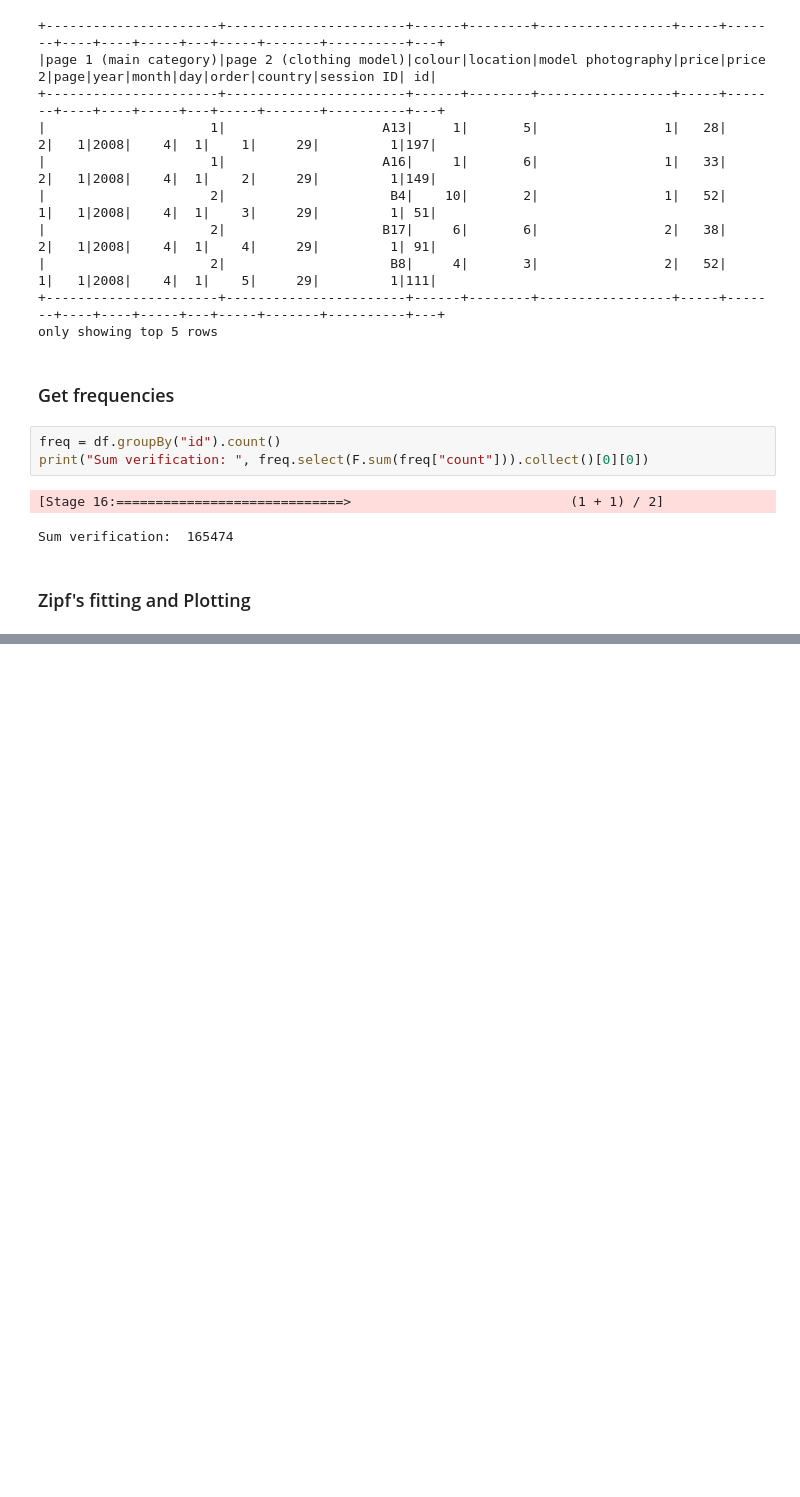
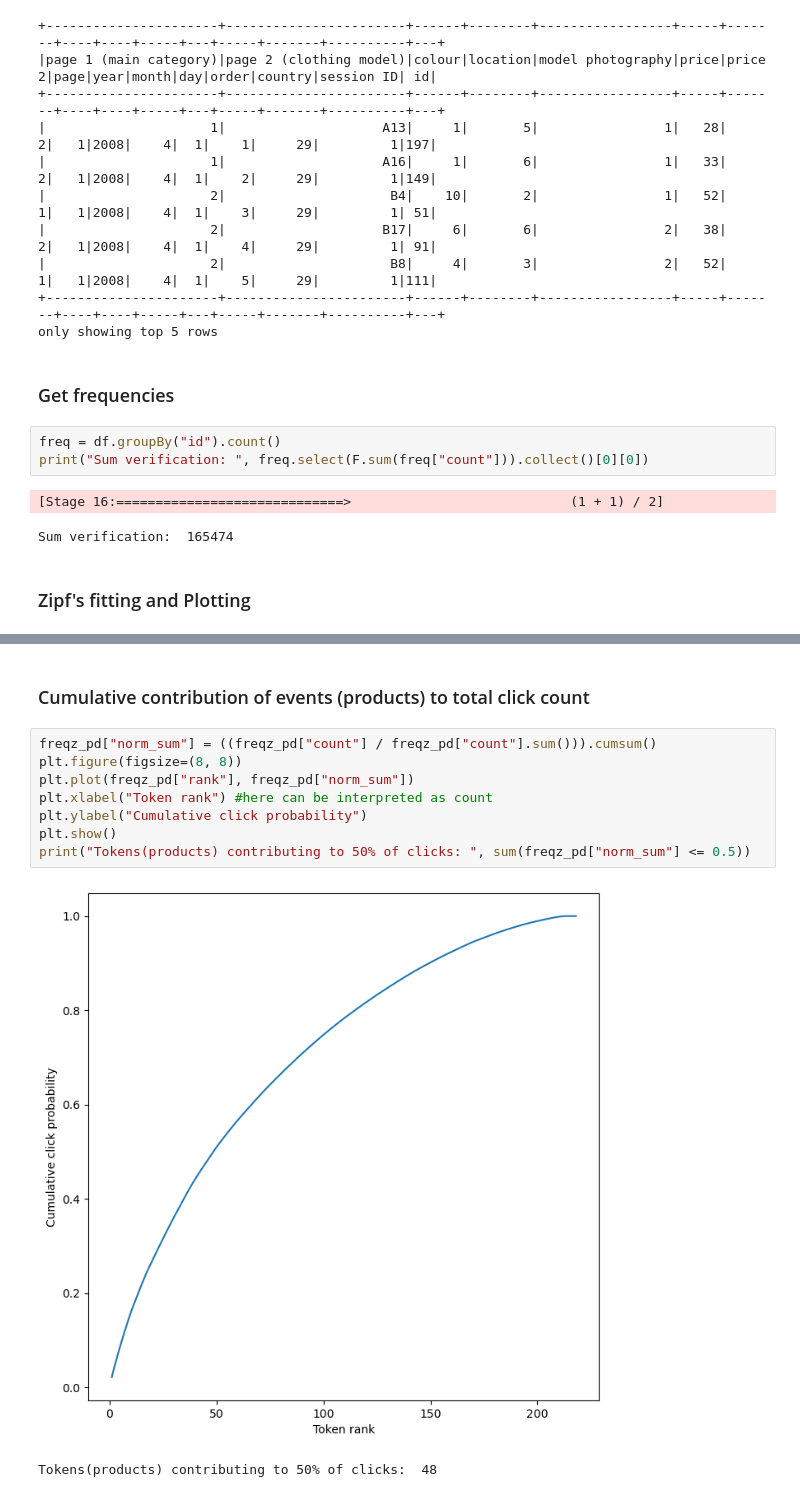
Before and after one commit to namvdo/bdpa-clickflow, a Jupyter notebook: ml/frequential_analysis.ipynb, the cells around one changed output, grey strips where cells are left out. Drawn from its saved outputs; the diff is of its cells as text; blank space fills up the shorter version.

```diff
--- a/ml/frequential_analysis.ipynb
+++ b/ml/frequential_analysis.ipynb
@@ -179,0 +120,13 @@ worst_10_products.show()
+# %% [markdown]
+### Cumulative contribution of events (products) to total click count
+# %%
+freqz_pd["norm_sum"] = ((freqz_pd["count"] / freqz_pd["count"].sum())).cumsum()
+plt.figure(figsize=(8, 8))
+plt.plot(freqz_pd["rank"], freqz_pd["norm_sum"])
+plt.xlabel("Token rank") #here can be interpreted as count
+plt.ylabel("Cumulative click probability")
+plt.show()
+print("Tokens(products) contributing to 50% of clicks: ", sum(freqz_pd["norm_sum"] <= 0.5))
+# %% [output]
+[figure, added]
+Tokens(products) contributing to 50% of clicks:  48
```
Also changed, not shown: parts of 7 cells of this notebook, 1 other file.
